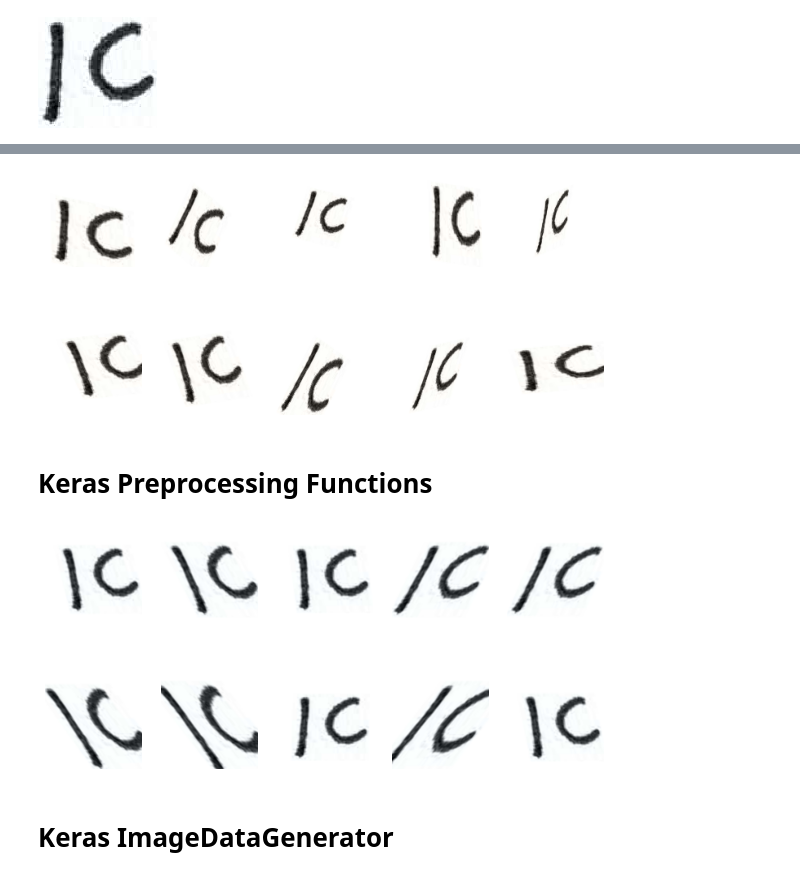
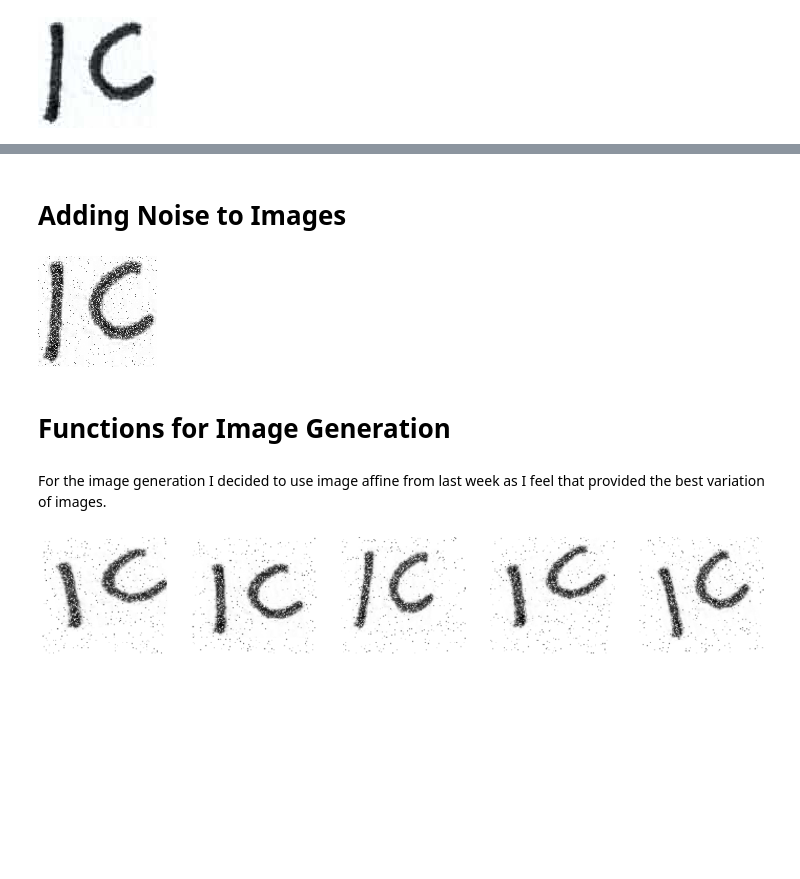
Before and after one commit to mayeradelman/capstone, a Jupyter notebook: Dovid/image_generation.ipynb, the cells around one changed output, grey strips where cells are left out. Drawn from its saved outputs; the diff is of its cells as text; code cells hidden in the pictures; blank space fills up the shorter version.

Commit message:
final image generation functions

```diff
--- a/Dovid/image_generation.ipynb
+++ b/Dovid/image_generation.ipynb
@@ -69,0 +22,2 @@ for i in range(10):
+# %%
+img = img.crop((-100,0,200,300))
@@ -70,4 +28,31 @@ for i in range(10):
+# %% [markdown]
+# Adding Noise to Images
+# %%
+from skimage.util import random_noise
+from skimage.util import img_as_float
+
+im_float = img_as_float(img)
+
+im_noise = random_noise(im_float, mode='s&p', amount=.2,salt_vs_pepper=.95)
+im_noise = Image.fromarray((im_noise * 255).astype(np.uint8))
+# this changes the image to black and white
+im_noise = im_noise.convert('L')
+im_noise
+# %% [output]
+[figure, added]
+# %% [markdown]
+# Functions for Image Generation
+# %% [markdown]
+For the image generation I decided to use image affine from last week as I feel that provided the best variation of images.
 # %%
+def add_noise(img, amount = .2, salt_vs_pepper = .95):
+    im_float = img_as_float(img)
+    im_noise = random_noise(im_float, mode='s&p', amount=.2,salt_vs_pepper=.95)
+    im_noise = Image.fromarray((im_noise * 255).astype(np.uint8))
+    # change the image to black and white
+    im_noise = im_noise.convert('L')
+    return im_noise
+
 def image_affine(image, intensity = 30):
     width, height = image.size
     width, height = image.size
@@ -95,14 +80,27 @@ def image_affine(image, intensity = 30):
 
 
     return cv2.bitwise_not(dst)
+
+def image_generator(image, im_num = 1, intensity = 30, noise = True, affine = True, noise_amount = .2, salt_vs_pepper = .95):
+    # im_num is the number of images you want to generate
+    # intensity is the intensity of the affine transformation
+    # noise is a boolean that determines whether or not to add noise to the image
+    # affine is a boolean that determines whether or not to apply an affine transformation to the image
+    images = []
+    for i in range(im_num):
+        if affine == True:
+            image = image_affine(image, intensity)
+        if noise == True:
+            image = add_noise(image, noise_amount, salt_vs_pepper)
+        images.append(image)
+
+    return images
 # %%
-fig, axes = plt.subplots(2, 5, figsize=(10, 5))
-for i in range(10):
-    ax = axes[i // 5, i % 5]
-    im3 = image_affine(img,50)
-    ax.imshow(im3, cmap='gray')
-    ax.axis('off')
+images = image_generator(img, im_num = 5, intensity = 30, noise = True, affine = True)
+
+fig, ax = plt.subplots(1, 5, figsize=(20, 20))
+for i in range(5):
+    ax[i].imshow(images[i], cmap='gray')
+    ax[i].axis('off')
 # %% [output]
-[figure, old version]
+[figure, new version]
-# %% [markdown]
-# Keras Preprocessing Functions
@@ -122,11 +106,0 @@ def keras_image(image, shear_intensity = 50):
-# %%
-fig, axes = plt.subplots(2, 5, figsize=(10, 5))
-for i in range(10):
-    ax = axes[i // 5, i % 5]
-    im3 = keras_image(img, 50)
-    ax.imshow(im3, cmap='gray')
-    ax.axis('off')
-# %% [output]
-[figure, removed]
-# %% [markdown]
-# Keras ImageDataGenerator
```
Also changed, not shown: parts of 12 cells of this notebook, 1 other file.
